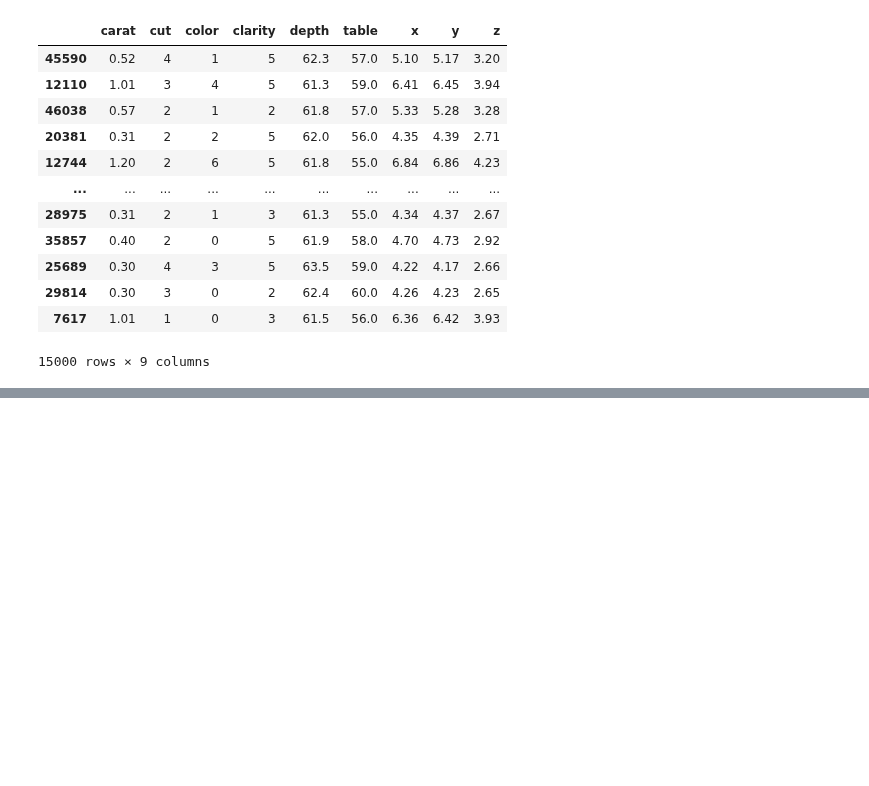
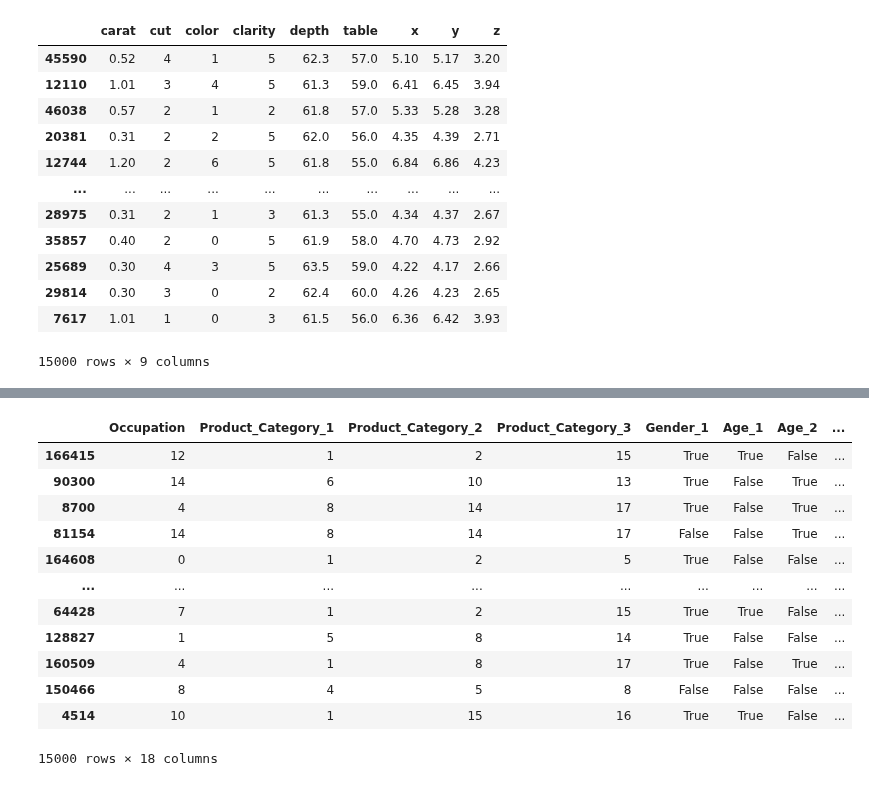
Before and after one commit to mmaninetti/ML_models_for_extrapolation, a Jupyter notebook: NUMERICAL AND CATEGORICAL FEATURES/REGRESSION/RMSE/tests.ipynb, the cells around one changed output, grey strips where cells are left out. Saved outputs shown, nothing was run; the diff lists cells and outputs as text; code cells hidden in the pictures; blank space fills up the shorter version.

```diff
--- a/NUMERICAL AND CATEGORICAL FEATURES/REGRESSION/RMSE/tests.ipynb
+++ b/NUMERICAL AND CATEGORICAL FEATURES/REGRESSION/RMSE/tests.ipynb
@@ -637,0 +825,58 @@ X
+# %%
+# Find features with absolute correlation > 0.9
+corr_matrix = X_clean.corr().abs()
+upper_tri = corr_matrix.where(np.triu(np.ones(corr_matrix.shape), k=1).astype(bool))
+high_corr_features = [column for column in upper_tri.columns if any(upper_tri[column] > 0.9)]
+
+# Drop one of the highly correlated features from X_clean
+X_clean = X_clean.drop(high_corr_features, axis=1)
+
+# Rename columns to avoid problems with LGBM
+X = X.rename(columns = lambda x:re.sub('[^A-Za-z0-9_]+', '', x))
+
+
+# Compute Gower distance and define train and test set
+# calculate the Gower distance matrix for the entire dataset
+for col in X_clean.select_dtypes(['category']).columns:
+    X_clean[col] = X_clean[col].astype('object')
+
+gower_dist_matrix = gower.gower_matrix(X_clean)
+
+# calculate the Gower distance for each data point
+gower_dist = np.mean(gower_dist_matrix, axis=1)
+
+gower_dist=pd.Series(gower_dist,index=X_clean.index)
+far_index=gower_dist.index[np.where(gower_dist>=np.quantile(gower_dist,0.8))[0]]
+close_index=gower_dist.index[np.where(gower_dist<np.quantile(gower_dist,0.8))[0]]
+
+X_clean_ = X_clean.loc[close_index,:]
+
+for col in X_clean_.select_dtypes(['category']).columns:
+    X_clean_[col] = X_clean_[col].astype('object')
+
+# calculate the Gower distance matrix for the training set
+gower_dist_matrix_train = gower.gower_matrix(X_clean_)
+
+# calculate the Gower distance for each data point in the training set
+gower_dist_train = np.mean(gower_dist_matrix_train, axis=1)
+
+gower_dist_train=pd.Series(gower_dist_train,index=X_clean_.index)
+far_index_train=gower_dist_train.index[np.where(gower_dist_train>=np.quantile(gower_dist_train,0.8))[0]]
+close_index_train=gower_dist_train.index[np.where(gower_dist_train<np.quantile(gower_dist_train,0.8))[0]]
+# %%
+X = pd.get_dummies(X, drop_first=True).astype('float32')
+X
+# %% [output]
+|  | Occupation | Product_Category_1 | Product_Category_2 | Product_Category_3 | Gender_1 | Age_1 | Age_2 | ... |
+| 166415 | 12 | 1 | 2 | 15 | True | True | False | ... |
+| 90300 | 14 | 6 | 10 | 13 | True | False | True | ... |
+| 8700 | 4 | 8 | 14 | 17 | True | False | True | ... |
+| 81154 | 14 | 8 | 14 | 17 | False | False | True | ... |
+| 164608 | 0 | 1 | 2 | 5 | True | False | False | ... |
+| ... | ... | ... | ... | ... | ... | ... | ... | ... |
+| 64428 | 7 | 1 | 2 | 15 | True | True | False | ... |
+| 128827 | 1 | 5 | 8 | 14 | True | False | False | ... |
+| 160509 | 4 | 1 | 8 | 17 | True | False | True | ... |
+| 150466 | 8 | 4 | 5 | 8 | False | False | False | ... |
+| 4514 | 10 | 1 | 15 | 16 | True | True | False | ... |
+15000 rows × 18 columns
```
Also changed, not shown: parts of 8 cells of this notebook, 15 other files.
